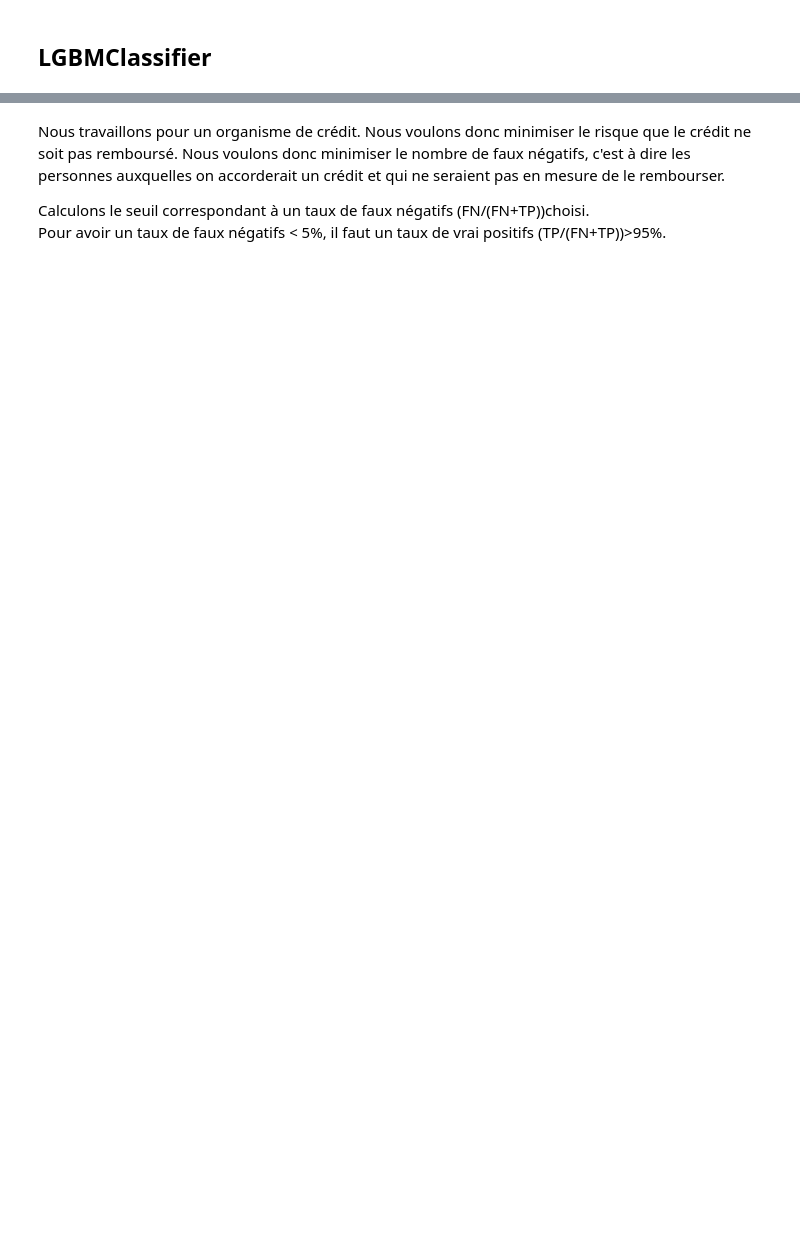
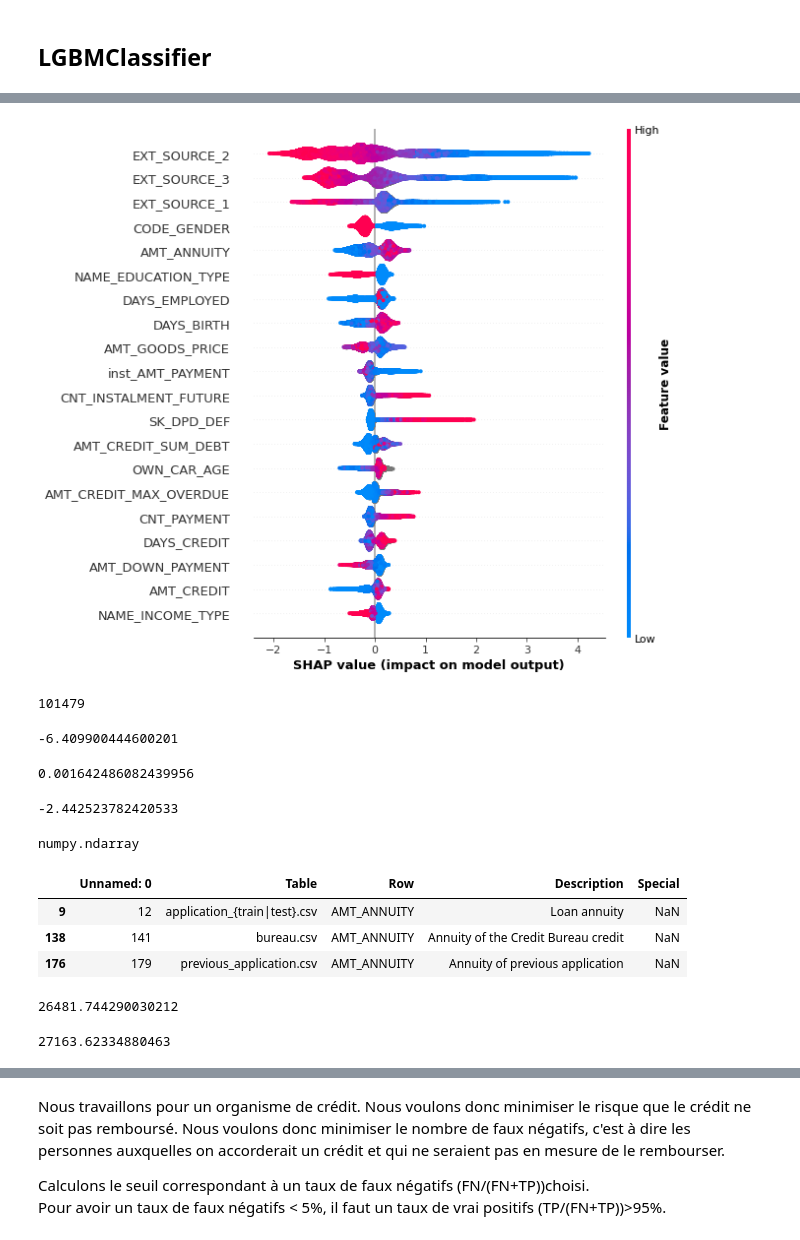
Before and after one commit to sunktoteca/OC-Parcours-DS-P7, a Jupyter notebook: modelisation/scoring - modelisation.ipynb, the cells around one changed output, grey strips where cells are left out. Cells and saved outputs as stored; diff of their text form; code cells hidden in the pictures; blank space fills up the shorter version.

```diff
--- a/modelisation/scoring - modelisation.ipynb
+++ b/modelisation/scoring - modelisation.ipynb
@@ -569,0 +1023,40 @@ Wall time: 45.7 s
+# %%
+shap.summary_plot(shap_values, X_test)
+# %% [output]
+[figure, added]
+# %%
+len(shap_values)
+# %% [output]
+101479
+# %%
+base = explainer.expected_value
+base
+# %% [output]
+-6.409900444600201
+# %%
+1/(1+np.exp(-base))
+# %% [output]
+0.001642486082439956
+# %%
+np.log(y_test.sum()/(len(y_test)-y_test.sum()))
+# %% [output]
+-2.442523782420533
+# %%
+type(np.array(X_test))
+# %% [output]
+numpy.ndarray
+# %%
+df_homecredit[df_homecredit["Row"]=="AMT_ANNUITY"]
+# %% [output]
+|  | Unnamed: 0 | Table | Row | Description | Special |
+| 9 | 12 | application_{train|test}.csv | AMT_ANNUITY | Loan annuity | NaN |
+| 138 | 141 | bureau.csv | AMT_ANNUITY | Annuity of the Credit Bureau credit | NaN |
+| 176 | 179 | previous_application.csv | AMT_ANNUITY | Annuity of previous application | NaN |
+# %%
+df_application_train.loc[df_application_train["TARGET"]==1, "AMT_ANNUITY"].mean()
+# %% [output]
+26481.744290030212
+# %%
+df_application_train.loc[df_application_train["TARGET"]==0, "AMT_ANNUITY"].mean()
+# %% [output]
+27163.62334880463
```
Also changed, not shown: parts of 94 cells of this notebook.
